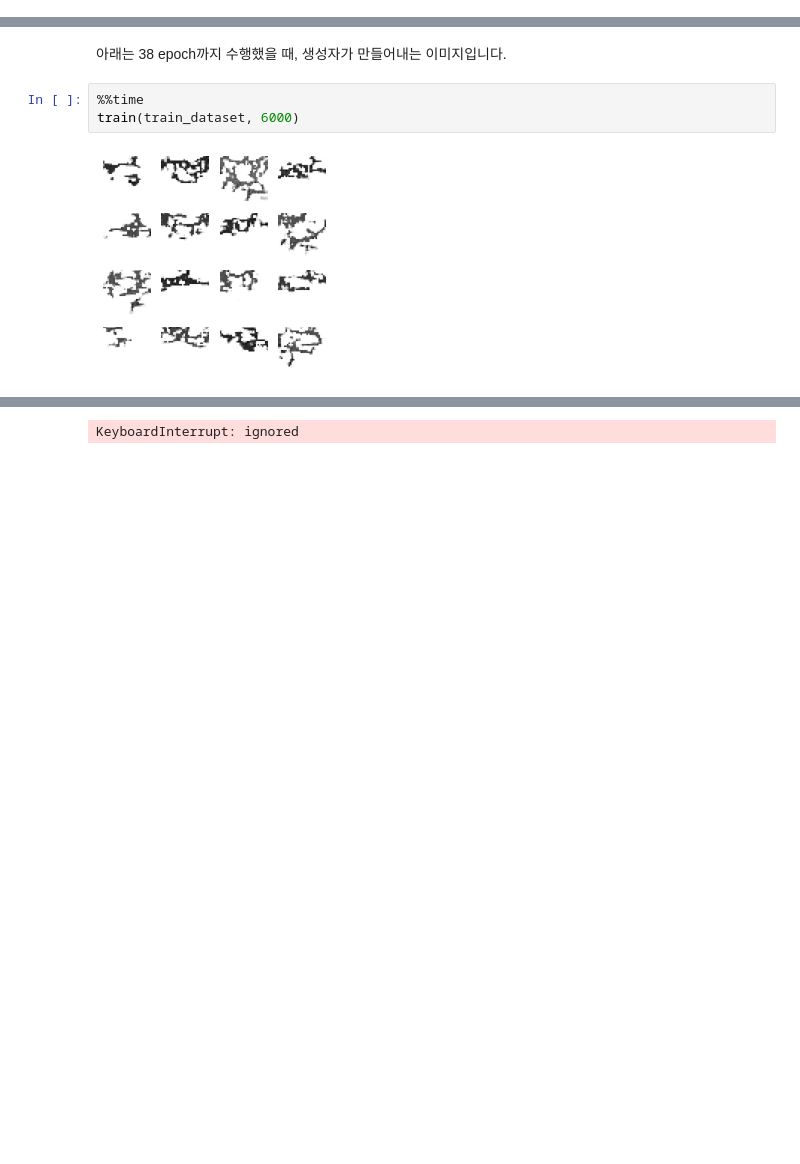
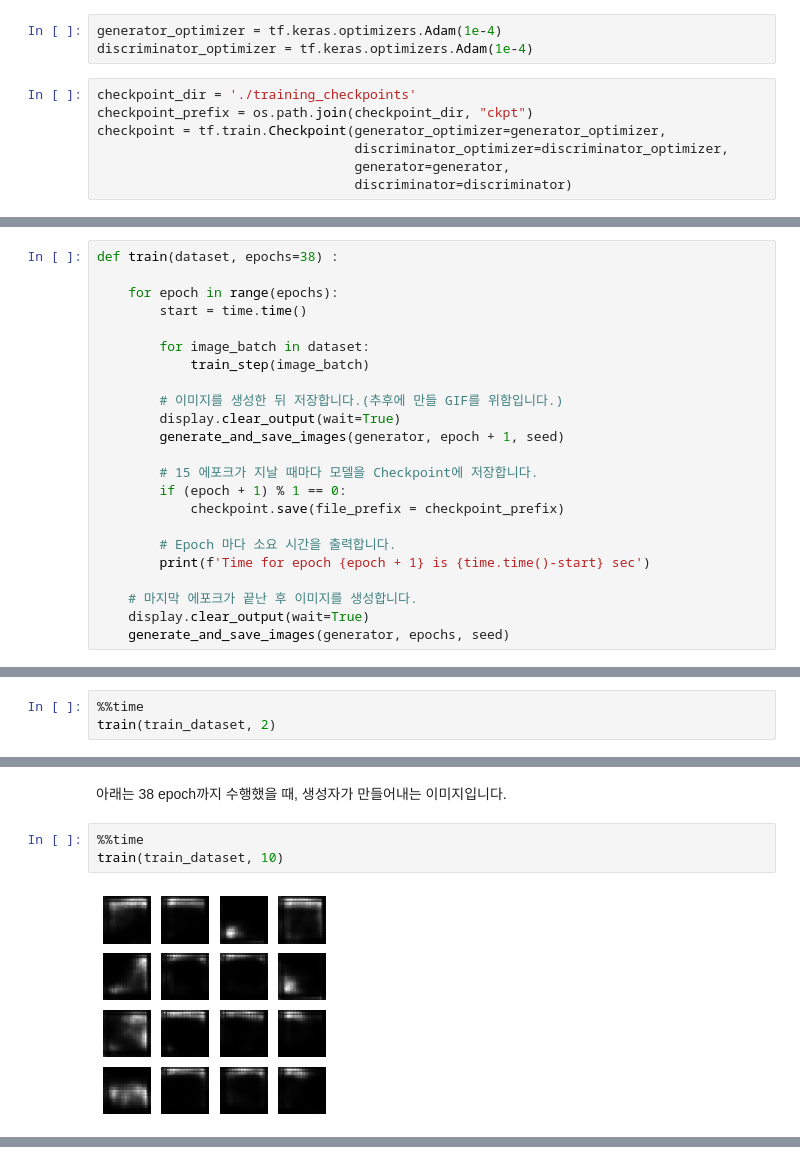
Before and after one commit to ttogle918/ds-zip, a Jupyter notebook: N434/N434a_GAN_new.ipynb, the cells around one changed output, grey strips where cells are left out. Saved outputs shown, nothing was run; the diff lists cells and outputs as text; blank space fills up the shorter version.

```diff
--- a/N434/N434a_GAN_new.ipynb
+++ b/N434/N434a_GAN_new.ipynb
@@ -107,0 +223,10 @@ print(x_train.shape, x_test.shape) # ((104721, 32, 32, 1), (18481, 32, 32, 1))
+# %%
+generator_optimizer = tf.keras.optimizers.Adam(1e-4)
+discriminator_optimizer = tf.keras.optimizers.Adam(1e-4)
+# %%
+checkpoint_dir = './training_checkpoints'
+checkpoint_prefix = os.path.join(checkpoint_dir, "ckpt")
+checkpoint = tf.train.Checkpoint(generator_optimizer=generator_optimizer,
+                                 discriminator_optimizer=discriminator_optimizer,
+                                 generator=generator,
+                                 discriminator=discriminator)
@@ -107,0 +282,23 @@ print(x_train.shape, x_test.shape) # ((104721, 32, 32, 1), (18481, 32, 32, 1))
+# %%
+def train(dataset, epochs=38) :
+
+    for epoch in range(epochs):
+        start = time.time()
+
+        for image_batch in dataset:
+            train_step(image_batch)
+
+        # 이미지를 생성한 뒤 저장합니다.(추후에 만들 GIF를 위함입니다.)
+        display.clear_output(wait=True)
+        generate_and_save_images(generator, epoch + 1, seed)
+
+        # 15 에포크가 지날 때마다 모델을 Checkpoint에 저장합니다.
+        if (epoch + 1) % 1 == 0:
+            checkpoint.save(file_prefix = checkpoint_prefix)
+
+        # Epoch 마다 소요 시간을 출력합니다.
+        print(f'Time for epoch {epoch + 1} is {time.time()-start} sec')
+
+    # 마지막 에포크가 끝난 후 이미지를 생성합니다.
+    display.clear_output(wait=True)
+    generate_and_save_images(generator, epochs, seed)
@@ -107,0 +307,3 @@ print(x_train.shape, x_test.shape) # ((104721, 32, 32, 1), (18481, 32, 32, 1))
+# %%
+%%time
+train(train_dataset, 2)
@@ -109,6 +317,6 @@ print(x_train.shape, x_test.shape) # ((104721, 32, 32, 1), (18481, 32, 32, 1))
 아래는 38 epoch까지 수행했을 때, 생성자가 만들어내는 이미지입니다.
 # %%
 %%time
-train(train_dataset, 6000)
+train(train_dataset, 10)
 # %% [output]
-[figure, old version]
+[figure, new version]
@@ -116 +324,0 @@ Time for epoch 38 is 48.56652474403381 sec
-KeyboardInterrupt: ignored
```
Also changed, not shown: parts of 19 cells of this notebook.
